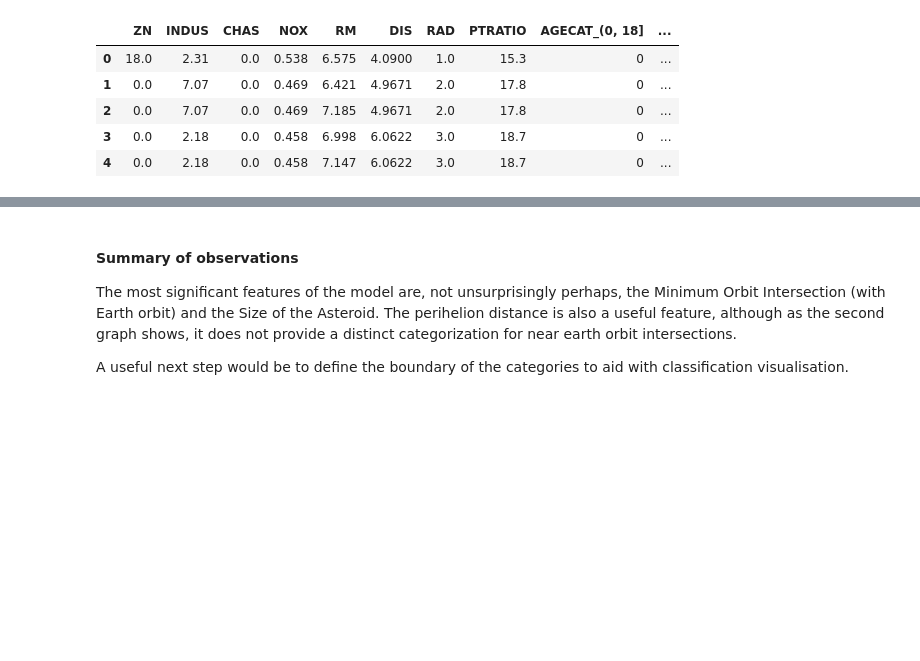
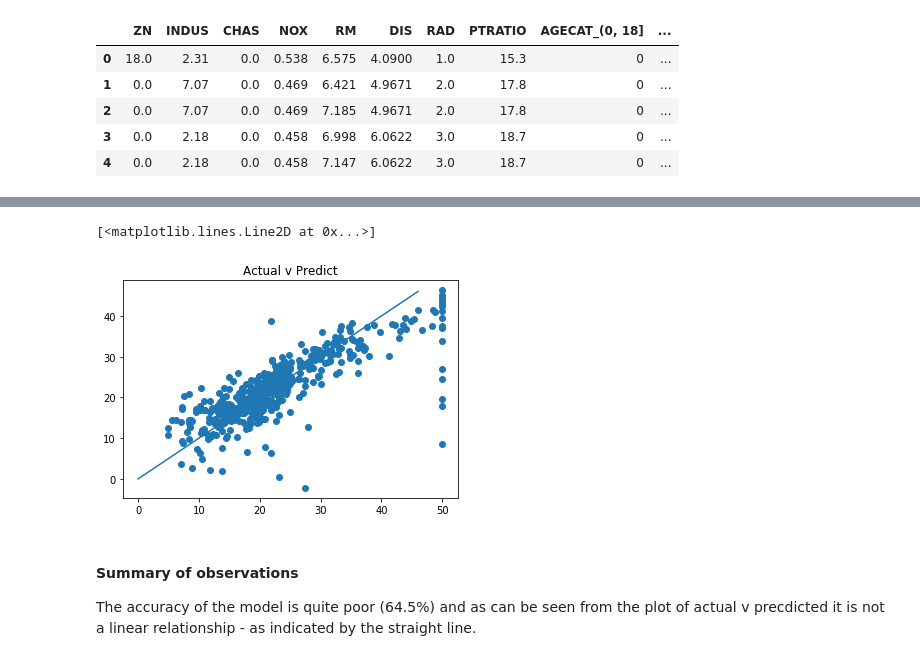
Before and after one commit to vipulpopat/MSCAI_CE4021_Project, a Jupyter notebook: SGD Regression.ipynb, the cells around one changed output, grey strips where cells are left out. Drawn from its saved outputs; the diff is of its cells as text; code cells hidden in the pictures; blank space fills up the shorter version.

```diff
--- a/SGD Regression.ipynb
+++ b/SGD Regression.ipynb
@@ -227,5 +306,5 @@ importances.plot.barh(figsize=(6,6),title='Features sorted by Importance')
 ####################
 
 #Generate a set or predictions using the original data set
-nasa_data_y_predict = pd.DataFrame(rfc.predict(nasa_data_x_scaled))
-nasa_data_y_predict.fillna(False)
+y_predict = pd.DataFrame(my_gridsearch.predict(boston_df_scaled))
+y_predict.fillna(False)
@@ -232,20 +330,19 @@ nasa_data_y_predict.fillna(False)
 # %%
-#the 'Minimum Orbit Intersection' and 'Est Dia in M(min)' are the most significant fields so let's
-#plot these against each other and colour with the result vector
-myplt_colours = {'True':'green','False':'red'}
-map_colour = lambda x: 'red' if x else 'green'
-myplt_hazardous_colour=[]
-for item in nasa_data_y_predict[0]:
-   myplt_hazardous_colour.append(map_colour(item))
+#Plot the predicted values versus the actual values
+#x_values = np.array
+#myplt_colours = {'True':'green','False':'red'}
+#map_colour = lambda x: 'red' if x else 'green'
+#myplt_hazardous_colour=[]
+#for item in y_predict[0]:
+#   myplt_hazardous_colour.append(map_colour(item))
 #now plot the data
 _, myplt = plt.subplots()
-myplt.set_title('Minimum Orbit Intersection v Estimated Diameter (Red=Hazardous)')
-myplt.scatter(nasa_data['Minimum Orbit Intersection'], nasa_data['Est Dia in M(min)'], c=myplt_hazardous_colour)
-_, myplt = plt.subplots()
-myplt.set_title('Minimum Orbit Intersection v Perihelion Distance (Red=Hazardous)')
-myplt.scatter(nasa_data['Minimum Orbit Intersection'], nasa_data['Perihelion Distance'], c=myplt_hazardous_colour)
+myplt.set_title('Actual v Predict')
+myplt.scatter(boston.target, y_predict)
+myplt.plot(np.arange(y_predict.max()))
+# %% [output]
+[<matplotlib.lines.Line2D at 0x...>]
+[figure, added]
-# %% [markdown]
-#### Summary of observations
-The most significant features of the model are, not unsurprisingly perhaps, the Minimum Orbit Intersection (with Earth orbit) and the Size of the Asteroid. The perihelion distance is also a useful feature, although as the second graph shows, it does not provide a distinct categorization for near earth orbit intersections.
-
-A useful next step would be to define the boundary of the categories to aid with classification visualisation.
+# %% [markdown]
+#### Summary of observations
+The accuracy of the model is quite poor (64.5%) and as can be seen from the plot of actual v precdicted it is not a linear relationship - as indicated by the straight line.
```
Also changed, not shown: parts of 10 cells of this notebook.
